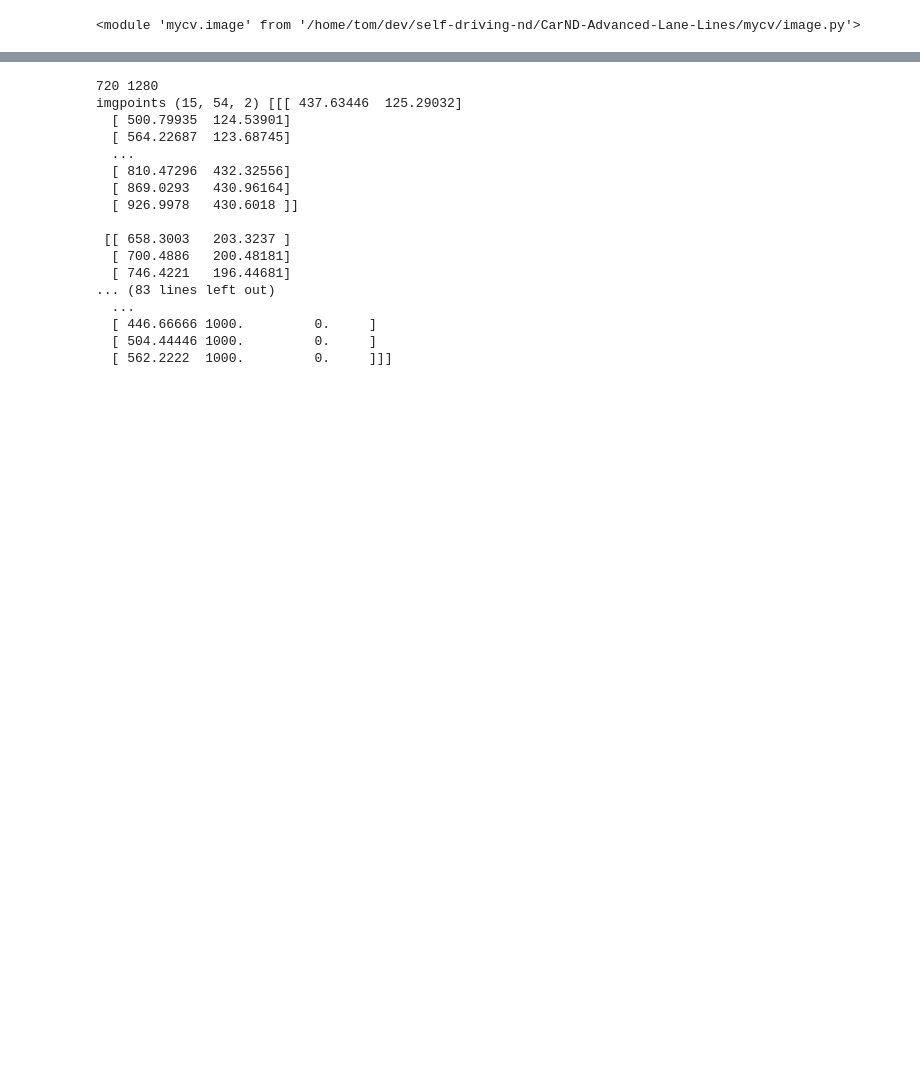
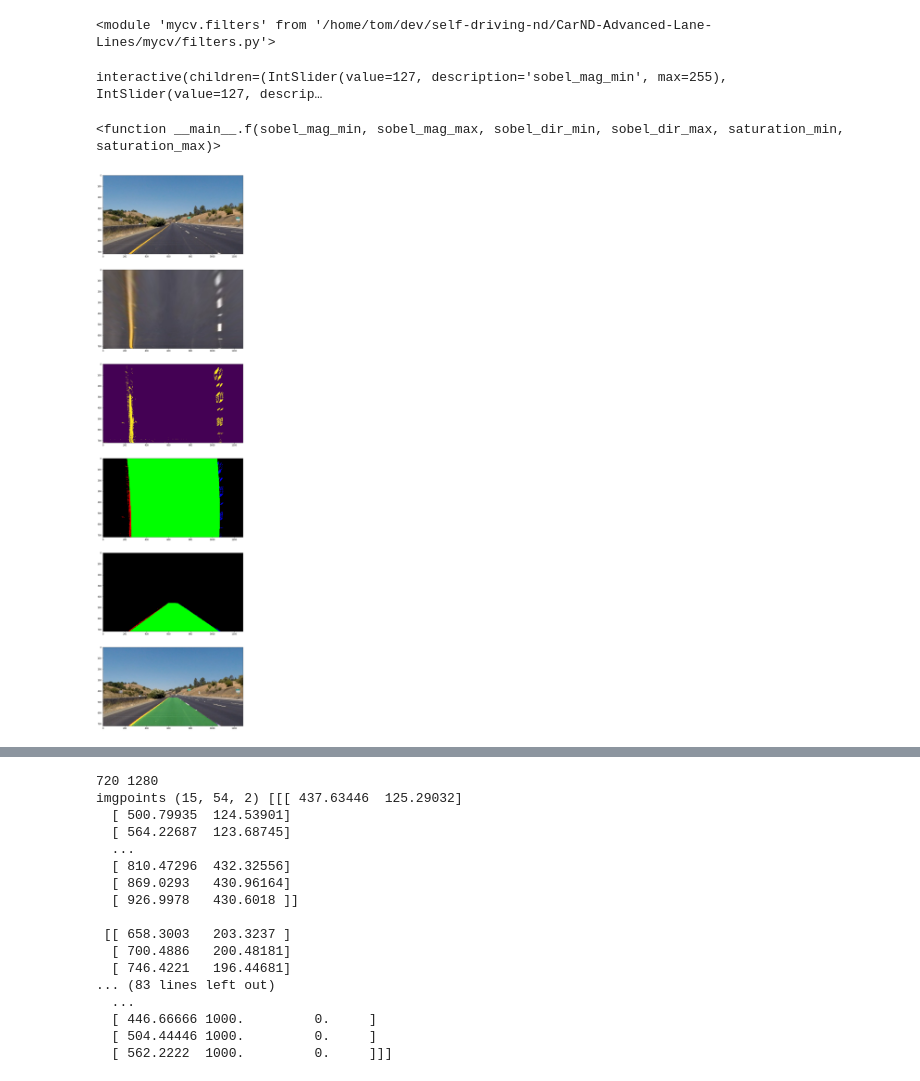
Before and after one commit to tdb-alcorn/CarND-Advanced-Lane-Lines, a Jupyter notebook: scratch.ipynb, the cells around one changed output, grey strips where cells are left out. Cells and saved outputs as stored; diff of their text form; code cells hidden in the pictures; blank space fills up the shorter version.

Commit message:
Get pipeline up and lane vis working.

```diff
--- a/scratch.ipynb
+++ b/scratch.ipynb
@@ -3,8 +5,16 @@ import numpy as np
 # %%
 import importlib
 import mycv.camera as camera
+importlib.reload(camera)
 import mycv.image as image
-importlib.reload(camera)
 importlib.reload(image)
+import mycv.lanes as lanes
+importlib.reload(lanes)
+import mycv.warp as warp
+importlib.reload(warp)
+import mycv.pipeline as pipeline
+importlib.reload(pipeline)
+import mycv.filters as filters
+importlib.reload(filters)
 # %% [output]
-<module 'mycv.image' from '/home/tom/dev/self-driving-nd/CarND-Advanced-Lane-Lines/mycv/image.py'>
+<module 'mycv.filters' from '/home/tom/dev/self-driving-nd/CarND-Advanced-Lane-Lines/mycv/filters.py'>
@@ -10,0 +24,21 @@ importlib.reload(image)
+# %%
+undistorted = c.undistort(img)
+warped = warp.birds_eye.transform(undistorted)
+def f(sobel_mag_min, sobel_mag_max, sobel_dir_min, sobel_dir_max, saturation_min, saturation_max):
+    filtered = filters.main(warped, sobel_mag_min=sobel_mag_min, sobel_mag_max=sobel_mag_max,
+                           sobel_dir_min=sobel_dir_min, sobel_dir_max=sobel_dir_max,
+                           saturation_min=saturation_min, saturation_max=saturation_max)
+    plt.imshow(filtered, cmap='gray')
+from ipywidgets import interact
+interact(f, sobel_mag_min=(0, 255), sobel_mag_max=(0, 255), sobel_dir_min=(0, 3.142/2), sobel_dir_max=(0, 3.142/2), saturation_min=(0, 255), saturation_max=(0,255))
+# %% [output]
+interactive(children=(IntSlider(value=127, description='sobel_mag_min', max=255), IntSlider(value=127, descrip…
+<function __main__.f(sobel_mag_min, sobel_mag_max, sobel_dir_min, sobel_dir_max, saturation_min, saturation_max)>
+# %%
+p = pipeline.Pipeline(pipeline.default_calibration)
+# %%
+img = image.read('./test_images/straight_lines1.jpg', rgb=True)
+out = p.step(img)
+# plt.imshow(out)
+# %% [output]
+[figure, added]
```
Also changed, not shown: parts of 8 cells of this notebook, 8 other files.
